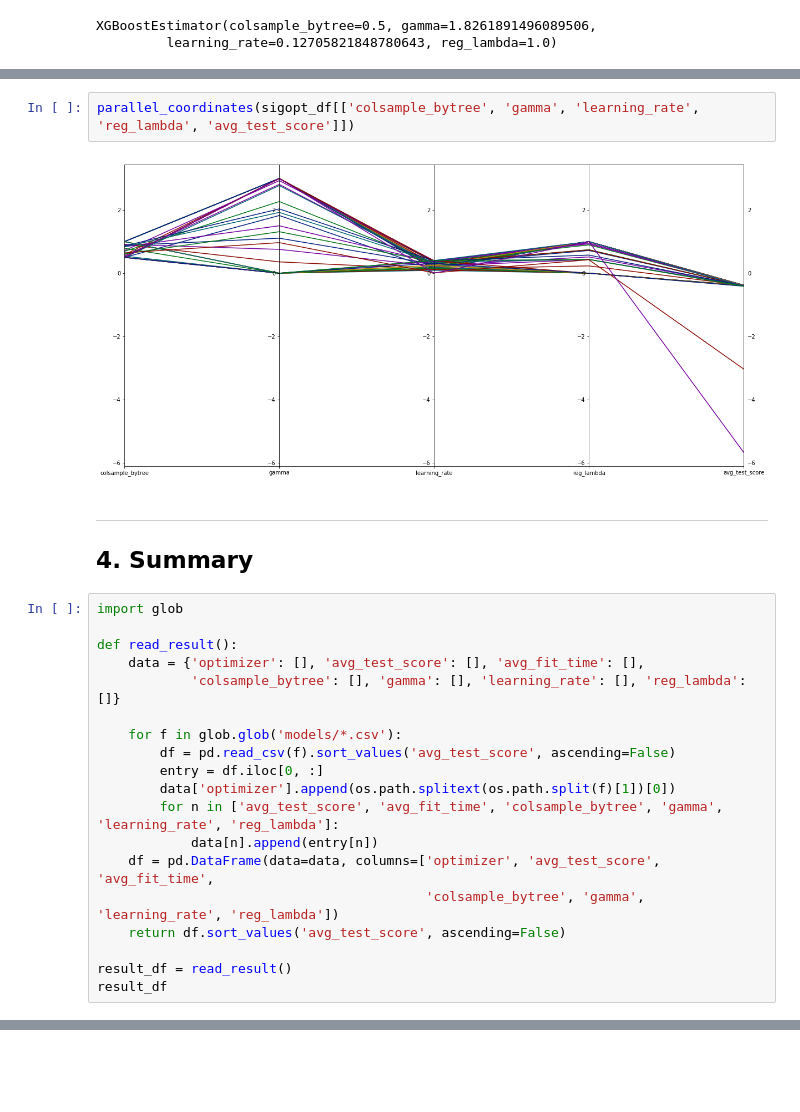
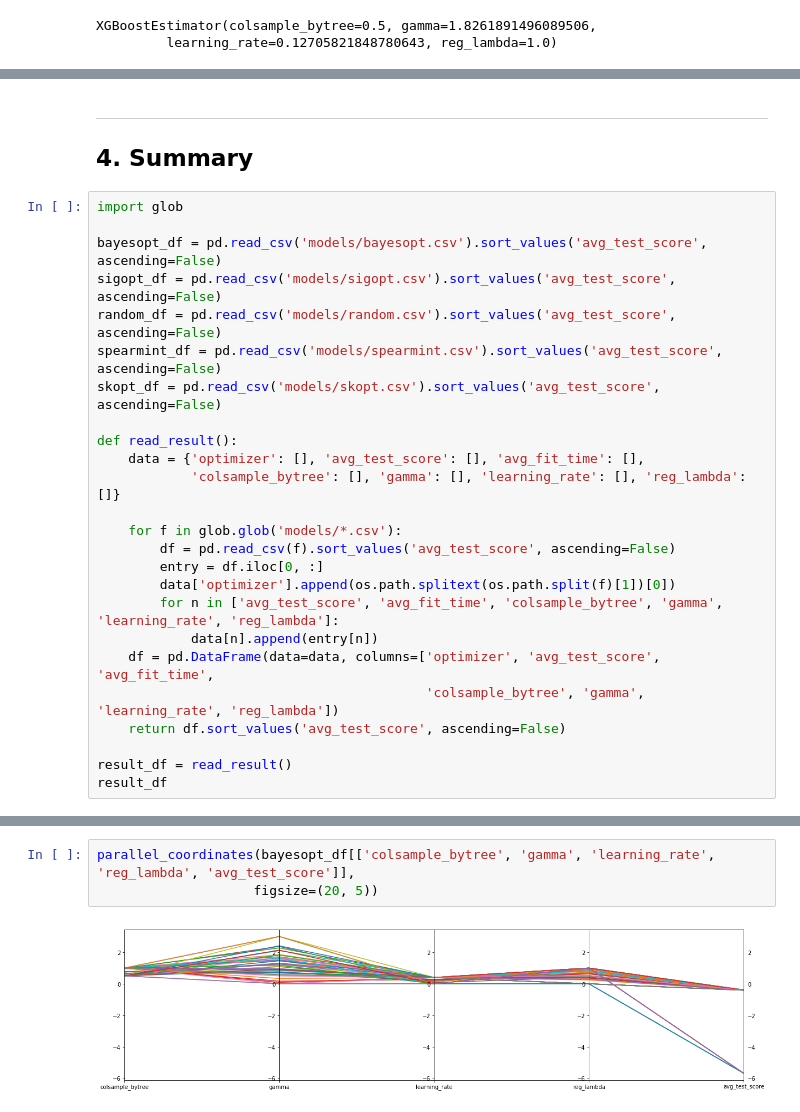
Before and after one commit to cebes/hyper-optimizer, a Jupyter notebook: nyc_taxi_duration/main.ipynb, the cells around one changed output, grey strips where cells are left out. Drawn from its saved outputs; the diff is of its cells as text; blank space fills up the shorter version.

```diff
--- a/nyc_taxi_duration/main.ipynb
+++ b/nyc_taxi_duration/main.ipynb
@@ -823,16 +834,18 @@ sigopt_df.head()
 | 29 | 479.177667 | NaN | -0.380727 | NaN | 0.5 | 3.000000 | ... |
 | 26 | 479.177667 | NaN | -0.380777 | NaN | 0.5 | 3.000000 | ... |
 | 25 | 479.177667 | NaN | -0.381362 | NaN | 1.0 | 3.000000 | ... |
-# %%
-parallel_coordinates(sigopt_df[['colsample_bytree', 'gamma', 'learning_rate', 'reg_lambda', 'avg_test_score']])
-# %% [output]
-[figure, removed]
 # %% [markdown]
 ---
 
 ## 4. Summary
 # %%
 import glob
+
+bayesopt_df = pd.read_csv('models/bayesopt.csv').sort_values('avg_test_score', ascending=False)
+sigopt_df = pd.read_csv('models/sigopt.csv').sort_values('avg_test_score', ascending=False)
+random_df = pd.read_csv('models/random.csv').sort_values('avg_test_score', ascending=False)
+spearmint_df = pd.read_csv('models/spearmint.csv').sort_values('avg_test_score', ascending=False)
+skopt_df = pd.read_csv('models/skopt.csv').sort_values('avg_test_score', ascending=False)
 
 def read_result():
     data = {'optimizer': [], 'avg_test_score': [], 'avg_fit_time': [],
@@ -857,3 +870,8 @@ result_df
 | 2 | random | -0.379494 | 409.675454 | 0.629390 | 1.987567 | 0.125373 | 0.520068 |
 | 0 | spearmint | -0.379553 | 671.444821 | 0.680517 | 0.857659 | 0.096388 | 0.775076 |
 | 4 | skopt | -0.380037 | 368.542137 | 0.550792 | 1.294125 | 0.103855 | 0.773022 |
+# %%
+parallel_coordinates(bayesopt_df[['colsample_bytree', 'gamma', 'learning_rate', 'reg_lambda', 'avg_test_score']],
+                    figsize=(20, 5))
+# %% [output]
+[figure, added]
```
Also changed, not shown: parts of 8 cells of this notebook, 1 other file.
